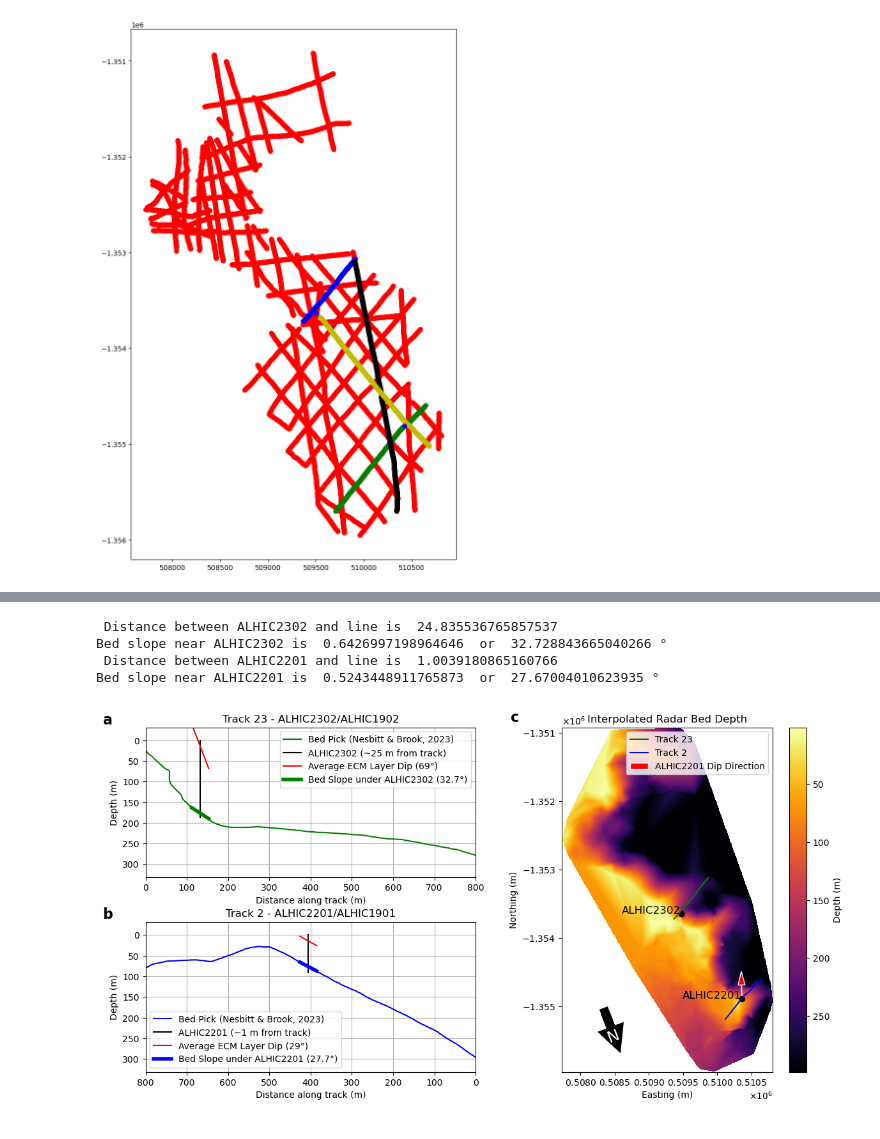
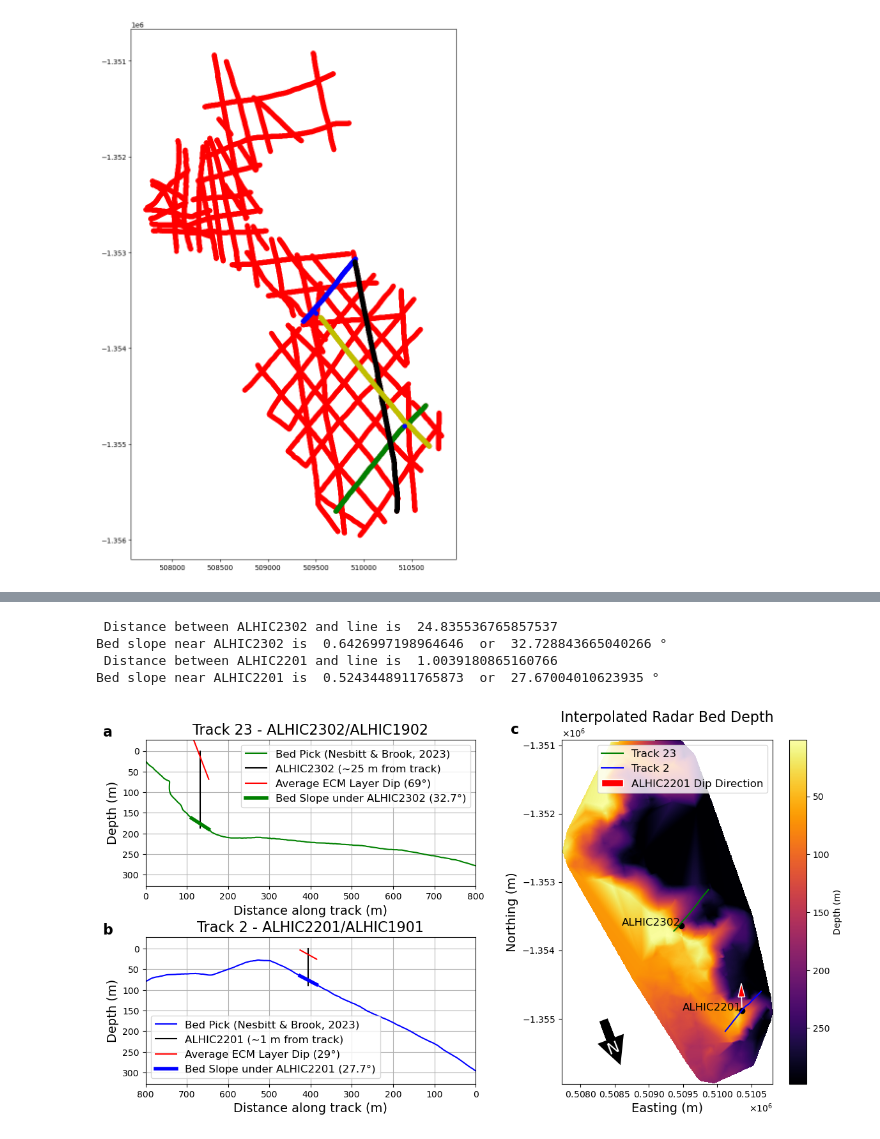
Before and after one commit to liamkirkpatrick/3d_ecm, a Jupyter notebook: scripts/radar/explore_picks.ipynb, the cells around one changed output, grey strips where cells are left out. Saved outputs shown, nothing was run; the diff lists cells and outputs as text; code cells hidden in the pictures.

```diff
--- a/scripts/radar/explore_picks.ipynb
+++ b/scripts/radar/explore_picks.ipynb
@@ -349,9 +346,9 @@ for line,name,ax,cores,core_angle in zip([line23,line02],
 
     # plot housekeeping
     title = name + ' - ' + cores[0].name +'/'+cores[1].name
-    ax.set_title(title)
-    ax.set_xlabel('Distance along track (m)')
-    ax.set_ylabel('Depth (m)')
+    ax.set_title(title,fontsize=16)
+    ax.set_xlabel('Distance along track (m)', fontsize=14)
+    ax.set_ylabel('Depth (m)', fontsize=14)
     ax.set_ylim(300,0)
     ax.grid(True)
 
@@ -380,7 +377,7 @@ transformer = pyproj.Transformer.from_crs('epsg:4326', epsg_code)
 # Make a figure
 
 fig = plt.figure(figsize=(14,7))
-gs = fig.add_gridspec(2, 2, width_ratios=[3, 3], height_ratios=[1, 1], wspace=0.1, hspace=0.3)
+gs = fig.add_gridspec(2, 2, width_ratios=[3, 3], height_ratios=[1, 1], wspace=0.1, hspace=0.35)
 
 # Create the two wide but short subplots on the left
 ax1 = fig.add_subplot(gs[0, 0])  # Top-left
@@ -388,8 +385,6 @@ ax2 = fig.add_subplot(gs[1, 0])  # Bottom-left
 
 # Create the tall, narrow subplot on the right
 ax3 = fig.add_subplot(gs[:, 1])  # Right side, spanning both rows
-
-
 
 ###############################################################################################################
 # TOP AND  BOTTOM SUBPLOT
@@ -405,19 +400,6 @@ for line,name,ax,cores,angle_mean,linestyle in zip([line23,line02],
                                          [69,29],
                                          ['g-','b-']):
 
-    # calculate the mean angle for all sections where the IQR is less than 20 degrees
-    # valid_angles = []
-    # valid_depths = []
-    # for idx, row in core_angle.iterrows():
-
-    #     if row['IQR'] < 20:
-    #         valid_angles.append(row['median-dip'])
-    #         valid_depths.append(row['depth'])
-    # if valid_angles:
-    #     angle_mean = np.mean(abs(np.array(valid_angles)))
-    #     angle_depth_mean = np.mean(valid_depths)
-    # else:
-    #     print("ERROR: NO VALID ANGLES")
 
     # Get the latitude, longitude, and depth values
     lat = line['Lat()'].to_numpy()
@@ -429,7 +411,6 @@ for line,name,ax,cores,angle_mean,linestyle in zip([line23,line02],
         if core.name != 'ALHIC1902' and core.name != 'ALHIC1901':
             core.get_dist_to_track(lat,lon)
             print(" Distance between "+core.name+" and line is ",core.track_dist)
-
 
     # compute distance along track
     dist = []
@@ -482,19 +463,19 @@ for line,name,ax,cores,angle_mean,linestyle in zip([line23,line02],
     # apply x axis limits
     if name == 'Track 23':
         ax.set_xlim(0,800)
-        ax.legend(loc='upper right')
+        ax.legend(loc='upper right', fontsize=12)
     else:
         ax.set_xlim(800,0)
-        ax.legend(loc='lower left')
+        ax.legend(loc='lower left', fontsize=12)
 
     idx_lo.append(dist.index(min(filter(lambda d: d > 0, dist))))
     idx_hi.append(dist.index(max(filter(lambda d: d < 800, dist))))
 
     # plot housekeeping
     title = name + ' - ' + cores[0].name +'/'+cores[1].name
-    ax.set_title(title)
-    ax.set_xlabel('Distance along track (m)')
-    ax.set_ylabel('Depth (m)')
+    ax.set_title(title, fontsize=16)
+    ax.set_xlabel('Distance along track (m)', fontsize=14)
+    ax.set_ylabel('Depth (m)', fontsize=14)
     ax.set_ylim(300,0)
     ax.grid(True)
 
@@ -523,12 +504,7 @@ for core in [ALHIC2302,ALHIC2201]:
 
     ax3.plot(x, y, 'ko')
     ax3.text(x-10, y, core.name, fontsize=12, ha = 'right')
-# for core in [ALHIC1901,ALHIC1902]:
 
-#     x,y = transformer.transform(core.lat,core.lon)
-
-#     ax3.plot(x, y, 'ko')
-#     ax3.text(x-10, y+10, core.name, fontsize=12, ha = 'right')
 
 cnt = 0
 for line,linestyle,track_name in zip([line23,line02],['g-','b-'],['Track 23','Track 2']):
@@ -543,9 +519,9 @@ for line,linestyle,track_name in zip([line23,line02],['g-','b-'],['Track 23','Tr
 
 
 # Add title and labels
-ax3.set_title('Interpolated Radar Bed Depth')
-ax3.set_xlabel('Easting (m)')
-ax3.set_ylabel('Northing (m)')
+ax3.set_title('Interpolated Radar Bed Depth', fontsize=16)
+ax3.set_xlabel('Easting (m)', fontsize=14)
+ax3.set_ylabel('Northing (m)', fontsize=14)
 
 #%% do the arrow for Dip Direction
 
@@ -575,38 +551,42 @@ x1,y1 = transformer.transform(ALHIC2201.lat,ALHIC2201.lon)
 x2,y2 = transformer.transform(destination.latitude,destination.longitude)
 ax3.arrow(x1+v_offset, y1+h_offset, x2-x1, y2-y1, head_width=200, head_length=200, fc='k', ec='k', linewidth=10)
 
 # add a white "N" inside the north arrow above
 th_offset = -355
 tv_offset = 125
 ax3.text(x1+v_offset+tv_offset, y1+h_offset+th_offset, 'N', fontsize=18, ha='center', va='center', color='w', rotation=21)
 
 # Add labels a), b), and c) to the subplots
-ax1.text(-0.1, 1.1, 'a)', transform=ax1.transAxes, fontsize=16, fontweight='bold', va='top', ha='right')
-ax2.text(-0.1, 1.1, 'b)', transform=ax2.transAxes, fontsize=16, fontweight='bold', va='top', ha='right')
-ax3.text(-0.2, 1.05, 'c)', transform=ax3.transAxes, fontsize=16, fontweight='bold', va='top', ha='right')
+ax1.text(-0.1, 1.1, 'a', transform=ax1.transAxes, fontsize=16, fontweight='bold', va='top', ha='right')
+ax2.text(-0.1, 1.1, 'b', transform=ax2.transAxes, fontsize=16, fontweight='bold', va='top', ha='right')
+ax3.text(-0.2, 1.05, 'c', transform=ax3.transAxes, fontsize=16, fontweight='bold', va='top', ha='right')
 
 # Add a legend
-ax3.legend()
+ax3.legend(fontsize=12)
 
 from matplotlib.ticker import ScalarFormatter
 
 formatter = ScalarFormatter(useMathText=True)
 formatter.set_scientific(True)
 formatter.set_powerlimits((6,6))  # Forces scientific notation for values ~1e6
 
 ax3.xaxis.set_major_formatter(formatter)
 ax3.ticklabel_format(axis='x', style='sci')  # optional fallback
 ax3.yaxis.set_major_formatter(formatter)
 ax3.ticklabel_format(axis='y', style='sci')  # optional fallback
 
 # save the figure
 fig.savefig('../../../figures/paper_figures/radar.png')
-path_to_final_fig = '../../../final_submission/'
-fig.savefig(path_to_final_fig+'JOG-2024-0148.Figure11.png', dpi=150)
-#
+
+
+# save the figure (final version)
+path_to_final_fig = '../../../final_submission_try2/'
+fig.savefig(path_to_final_fig+'JOG-2024-0148.Figure11.pdf')
+fig.savefig(path_to_final_fig+'JOG-2024-0148.Figure11.eps')
+fig.savefig(path_to_final_fig+'png/'+'JOG-2024-0148.Figure11.png', dpi=170)
 # %% [output]
  Distance between ALHIC2302 and line is  24.835536765857537
 Bed slope near ALHIC2302 is  0.6426997198964646  or  32.728843665040266 °
  Distance between ALHIC2201 and line is  1.0039180865160766
 Bed slope near ALHIC2201 is  0.5243448911765873  or  27.67004010623935 °
-[figure, old version]
+[figure, new version]
```
Also changed, not shown: parts of 3 cells of this notebook, 15 other files.
